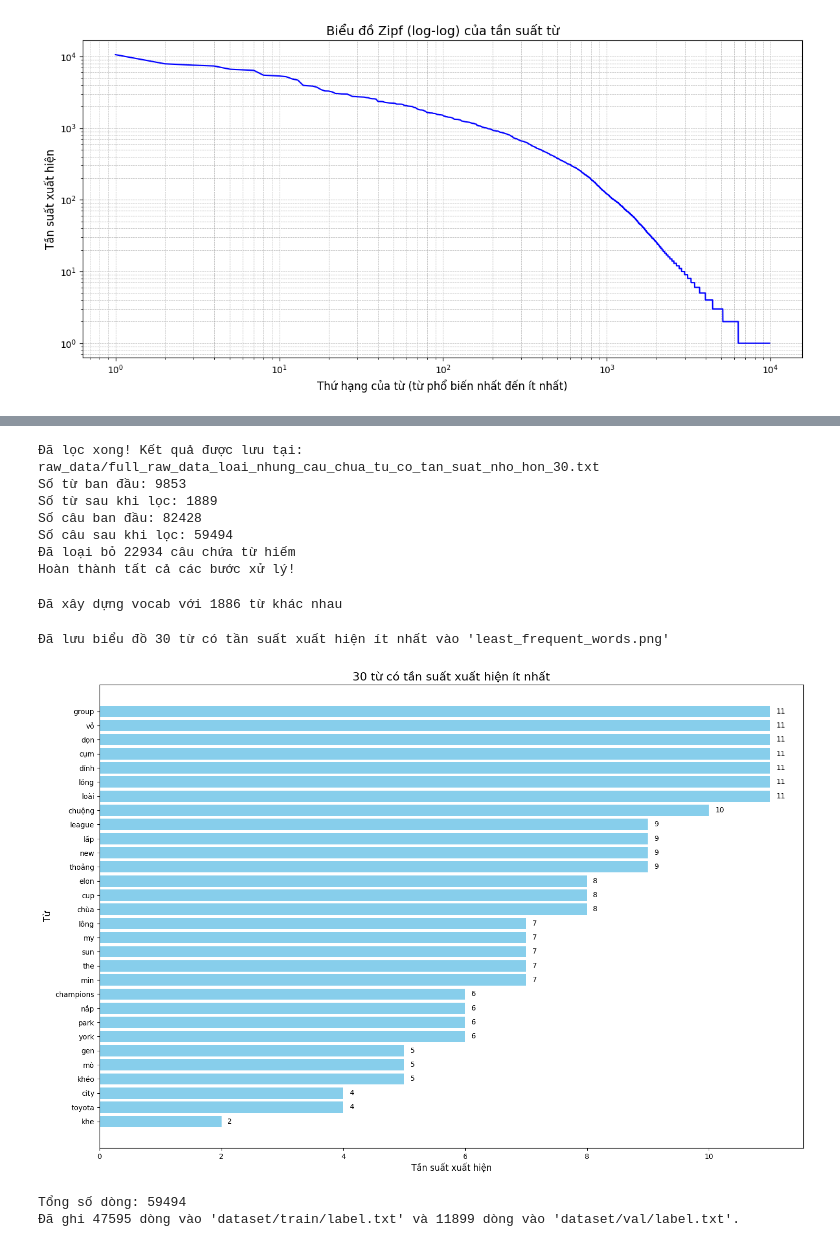
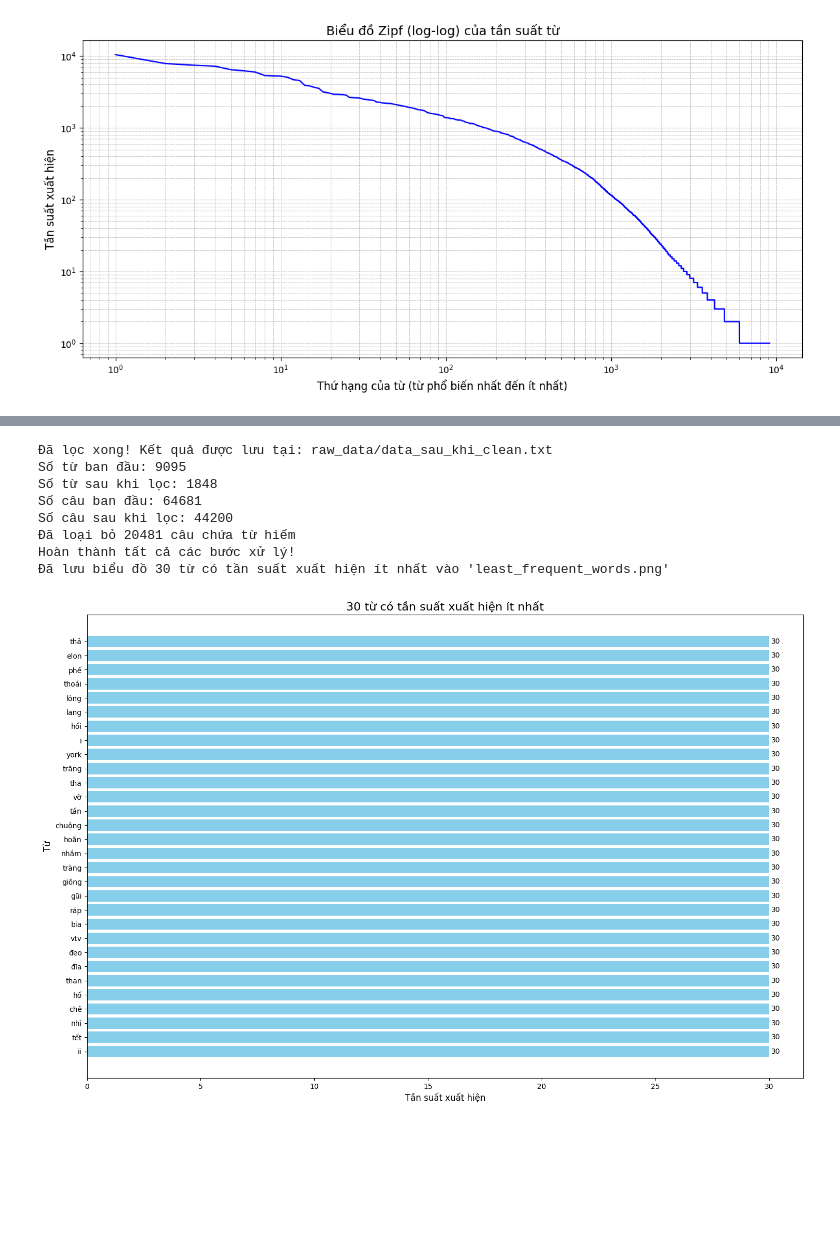
Before and after one commit to LeTrungPhong/Model-for-converting-Vietnamese-text-without-diacritics-to-text-with-diacritics, a Jupyter notebook: clean_data.ipynb, the cells around one changed output, grey strips where cells are left out. Drawn from its saved outputs; the diff is of its cells as text; code cells hidden in the pictures; blank space fills up the shorter version.

```diff
--- a/clean_data.ipynb
+++ b/clean_data.ipynb
@@ -604,23 +660,18 @@ plot_top_frequent_words(vocabulary, n=50)
 # %%
 min_count = 30
-filtered_output = "raw_data/full_raw_data_loai_nhung_cau_chua_tu_co_tan_suat_nho_hon_30.txt"
+filtered_output = "raw_data/data_sau_khi_clean.txt"
 filtered_vocab, filtered_sentences = filter_vocabulary(vocabulary, normalized_sentences, min_count, filtered_output)
 
 print("Hoàn thành tất cả các bước xử lý!")
+
+plot_least_frequent_words(Counter(filtered_vocab), 30)
 # %% [output]
-Đã lọc xong! Kết quả được lưu tại: raw_data/full_raw_data_loai_nhung_cau_chua_tu_co_tan_suat_nho_hon_30.txt
-Số từ ban đầu: 9853
-Số từ sau khi lọc: 1889
-Số câu ban đầu: 82428
-Số câu sau khi lọc: 59494
-Đã loại bỏ 22934 câu chứa từ hiếm
+Đã lọc xong! Kết quả được lưu tại: raw_data/data_sau_khi_clean.txt
+Số từ ban đầu: 9095
+Số từ sau khi lọc: 1848
+Số câu ban đầu: 64681
+Số câu sau khi lọc: 44200
+Đã loại bỏ 20481 câu chứa từ hiếm
 Hoàn thành tất cả các bước xử lý!
+Đã lưu biểu đồ 30 từ có tần suất xuất hiện ít nhất vào 'least_frequent_words.png'
+[figure, added]
-# %%
-filtered_vocab = build_vocabulary(filtered_sentences)
-# %% [output]
-Đã xây dựng vocab với 1886 từ khác nhau
-# %%
-plot_least_frequent_words(filtered_vocab, 30)
-# %% [output]
-Đã lưu biểu đồ 30 từ có tần suất xuất hiện ít nhất vào 'least_frequent_words.png'
-[figure, removed]
@@ -648,6 +678 @@ def split_large_txt(input_path, train_path, val_path, train_ratio=0.8):
-# %%
-split_large_txt('raw_data/full_raw_data_loai_nhung_cau_chua_tu_co_tan_suat_nho_hon_30.txt', 'dataset/train/label.txt', 'dataset/val/label.txt')
-# %% [output]
-Tổng số dòng: 59494
-Đã ghi 47595 dòng vào 'dataset/train/label.txt' và 11899 dòng vào 'dataset/val/label.txt'.
 # %%
```
Also changed, not shown: parts of 10 cells of this notebook, 14 other files.
